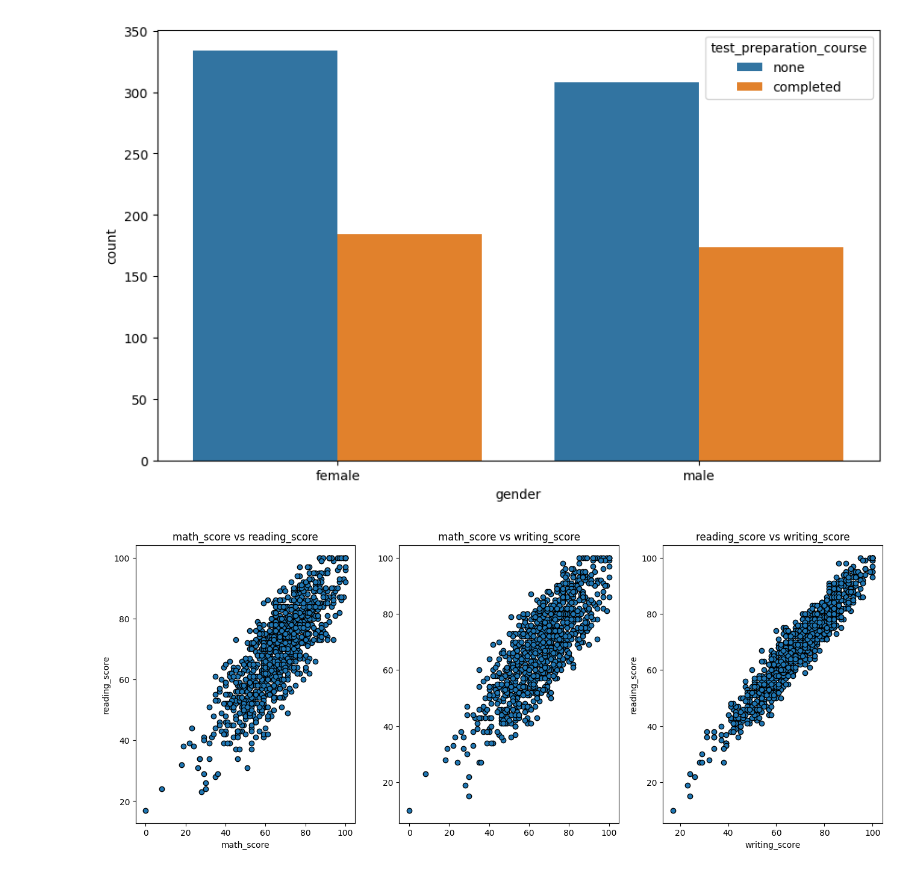
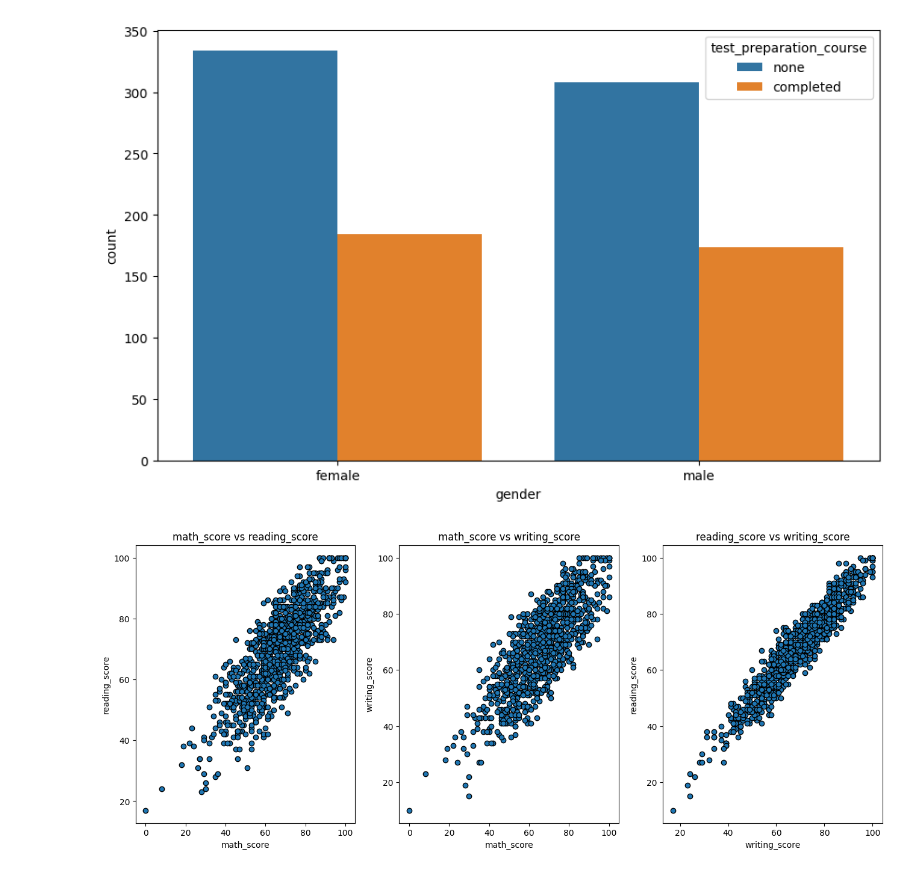
Before and after one commit to bigirimanainnocent12/Visualisations-de-donn-es, a Jupyter notebook: Techniques_de_visulaisations_de_données.ipynb, the cells around one changed output. Cells and saved outputs as stored; diff of their text form; code cells hidden in the pictures.

```diff
--- a/Techniques_de_visulaisations_de_données.ipynb
+++ b/Techniques_de_visulaisations_de_données.ipynb
@@ -85,19 +85,21 @@ plt.show()
 # %%
 fig,axes=plt.subplots(nrows=1,ncols=3,figsize=(16,6))
 axes[0].scatter("math_score","reading_score",data=df,alpha=1,edgecolor='k')
 axes[0].set_title("math_score vs reading_score")
 axes[0].set_ylabel("reading_score")
 axes[0].set_xlabel("math_score")
 
 axes[1].scatter("math_score","writing_score",data=df,alpha=1,edgecolor='k')
 axes[1].set_title("math_score vs writing_score")
+axes[1].set_ylabel("writing_score")
+axes[1].set_xlabel("math_score")
 
 
 axes[2].scatter("reading_score","writing_score",data=df,alpha=1,edgecolor='k')
 axes[2].set_title("reading_score vs writing_score")
 axes[2].set_ylabel("reading_score")
 axes[2].set_xlabel("writing_score")
 
 plt.show()
 # %% [output]
-[figure, old version]
+[figure, new version]
```
Also changed, not shown: parts of 3 cells of this notebook.
